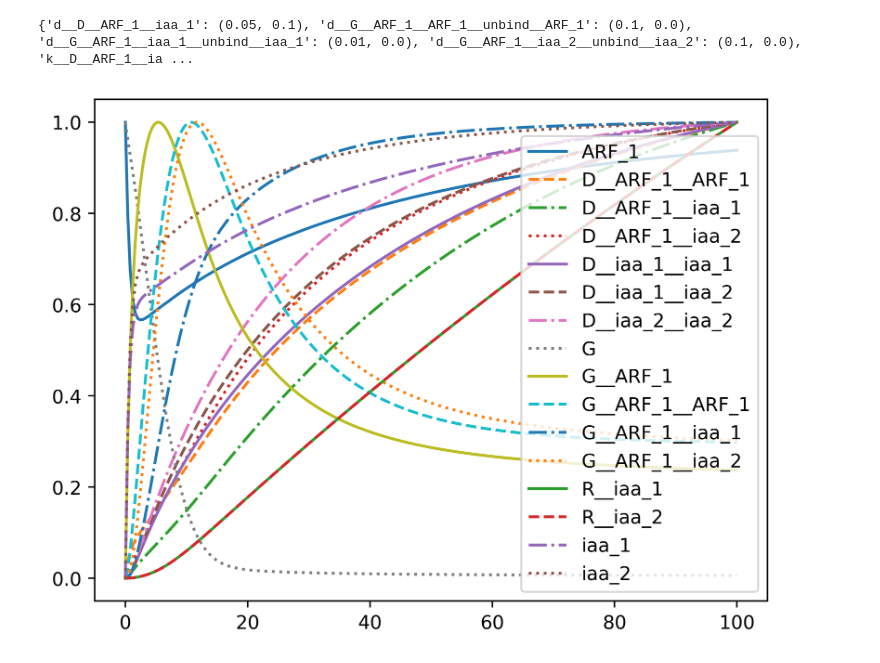
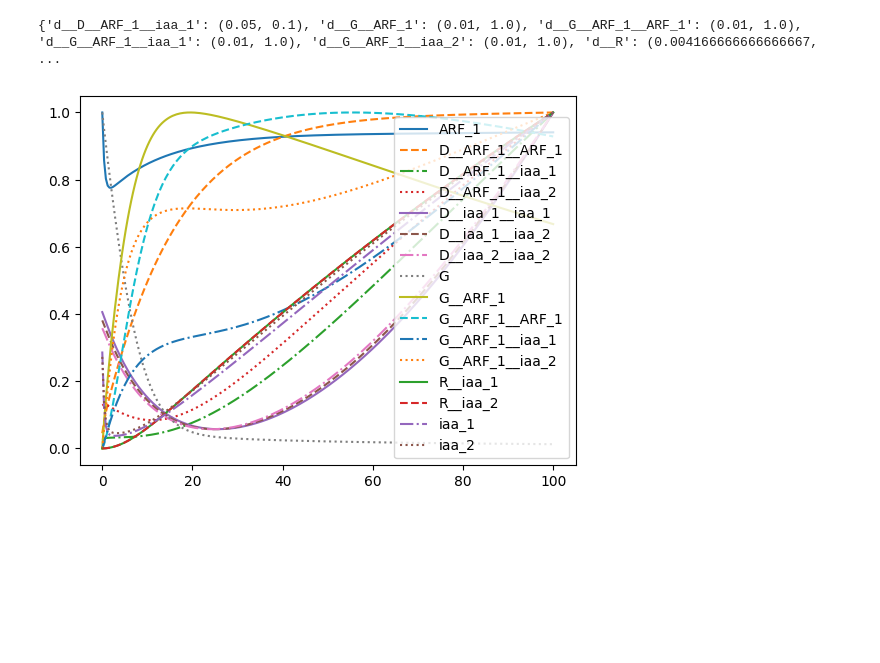
Before and after one commit to joeyshuttleworth/auxin_signalling_models, a Jupyter notebook: notebooks/simple_model_example.ipynb, the cells around one changed output. Drawn from its saved outputs; the diff is of its cells as text; code cells hidden in the pictures; blank space fills up the shorter version.

```diff
--- a/notebooks/simple_model_example.ipynb
+++ b/notebooks/simple_model_example.ipynb
@@ -70,7 +63,6 @@ plt.show()
 # %%
 custom_parameters = \
-{'arf__d': 1.0,
- 'arf__k': 1.0,
+{'d__iaa__all': 1.0,
  'd__D__ARF_1__ARF_1': 0.1,
  'd__D__ARF_1__iaa_1': 0.05,
  'd__D__ARF_1__iaa_2': 0.1,
@@ -79,16 +71,9 @@ custom_parameters = \
  'd__D__iaa_2__iaa_2': 0.1,
  'd__G__ARF_1': 0.01,
  'd__G__ARF_1__ARF_1': 0.01,
- 'd__G__ARF_1__ARF_1__unbind__ARF_1': 0.1,
  'd__G__ARF_1__iaa_1': 0.01,
- 'd__G__ARF_1__iaa_1__unbind__iaa_1': 0.01,
  'd__G__ARF_1__iaa_2': 0.01,
- 'd__G__ARF_1__iaa_2__unbind__iaa_2': 0.1,
  'd__R': 0.004166666666666667,
- 'd__iaa_1_x': 0.1,
- 'd__iaa_2_x': 0.1,
- 'iaa__d': 1.0,
- 'iaa__k': 1.0,
  'k__D__ARF_1__ARF_1': 0.25,
  'k__D__ARF_1__iaa_1': 0.75,
  'k__D__ARF_1__iaa_2': 0.25,
@@ -101,9 +86,6 @@ custom_parameters = \
  'k__G__ARF_1__ARF_1__R__iaa_2': 1.0,
  'k__G__ARF_1__R__iaa_1': 1.0,
  'k__G__ARF_1__R__iaa_2': 1.0,
- 'k__G__ARF_1__bind__ARF_1': 0.1,
- 'k__G__ARF_1__bind__iaa_1': 0.5,
- 'k__G__ARF_1__bind__iaa_2': 0.1,
  'k__G__ARF_1__iaa_1': 0.1,
  'k__G__ARF_1__iaa_1__R__iaa_1': 1.0,
  'k__G__ARF_1__iaa_1__R__iaa_2': 1.0,
@@ -112,38 +94,40 @@ custom_parameters = \
  'k__G__ARF_1__iaa_2__R__iaa_2': 1.0,
  'k__G__R__iaa_1': 0.01,
  'k__G__R__iaa_2': 0.01,
- 'k__R': 0,
  'k__R__iaa_1__iaa_1': 0.01,
  'k__R__iaa_2__iaa_2': 0.01,
- 'k__iaa_1': 0.0,
- 'k__iaa_2': 0.0}
+ 'd__arf__all': 1.0,
+ 'd__iaa_1__x': 1.0,
+ 'd__iaa_2__x': 1.0,
+ 'k__arf__all': 1.0
+}
 
 ts = np.linspace(0, 100, 250)
 
 diff = { k : (custom_parameters[k], default_parameters[k]) for k in list(custom_parameters.keys()) + list(default_parameters.keys())
         if custom_parameters[k] != default_parameters[k]
        }
 
 print(diff)
 
 output, success = solver(ts, custom_parameters,
                             default_initial_conditions,
                             1.0)
 import matplotlib.pyplot as plt
 from itertools import cycle
 lines = ["-","--","-.",":"]
 linecycler = cycle(lines)
 
 for i in range(output.shape[1]):
     plt.plot(ts, output[:, i] / output[:, i].max(), label=list(default_initial_conditions)[i],
             linestyle=next(linecycler))
 plt.legend()
 plt.show()
 
 R_iaa1_index = [i for i, k in enumerate(ode_dict) if k=='R__iaa_1'][0]
 R_iaa2_index = [i for i, k in enumerate(ode_dict) if k=='R__iaa_2'][0]
 
 assert np.all(output[:, R_iaa1_index] - output[:, R_iaa2_index] == 0)
 # %% [output]
-{'d__D__ARF_1__iaa_1': (0.05, 0.1), 'd__G__ARF_1__ARF_1__unbind__ARF_1': (0.1, 0.0), 'd__G__ARF_1__iaa_1__unbind__iaa_1': (0.01, 0.0), 'd__G__ARF_1__iaa_2__unbind__iaa_2': (0.1, 0.0), 'k__D__ARF_1__ia ...
+{'d__D__ARF_1__iaa_1': (0.05, 0.1), 'd__G__ARF_1': (0.01, 1.0), 'd__G__ARF_1__ARF_1': (0.01, 1.0), 'd__G__ARF_1__iaa_1': (0.01, 1.0), 'd__G__ARF_1__iaa_2': (0.01, 1.0), 'd__R': (0.004166666666666667,  ...
-[figure, old version]
+[figure, new version]
```
Also changed, not shown: parts of 3 cells of this notebook, 3 other files.
